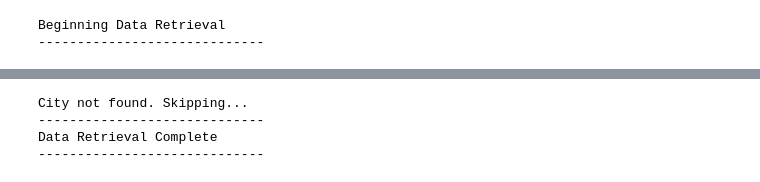
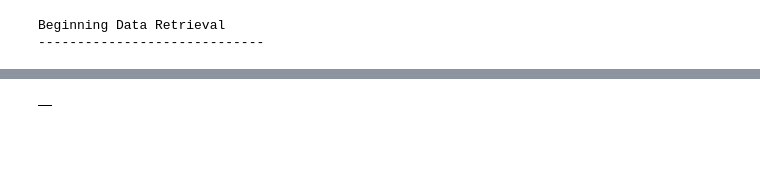
Before and after one commit to siddi582/WorldWeather, a Jupyter notebook: WeatherPy.ipynb, the cells around one changed output, grey strips where cells are left out. Drawn from its saved outputs; the diff is of its cells as text; code cells hidden in the pictures; blank space fills up the shorter version.

```diff
--- a/WeatherPy.ipynb
+++ b/WeatherPy.ipynb
@@ -141,43 +140,3 @@ Data Retrieval Complete
 #Also, we add a print statement that tells us the record count and set count and the city being processed
 #Then we add one to the record count before the next city is processed ; next we will retrieve the data from the JSON weather response
 #Make sure there is data to parse , if not the script might stop
-# %%
-# Run an API request for each of the cities.
-try:
-        # Parse the JSON and retrieve data.
-        city_weather = requests.get(city_url).json()
-        # Parse out the needed data.
-        city_lat = city_weather["coord"]["lat"]
-        city_lng = city_weather["coord"]["lon"]
-        city_max_temp = city_weather["main"]["temp_max"]
-        city_humidity = city_weather["main"]["humidity"]
-        city_clouds = city_weather["clouds"]["all"]
-        city_wind = city_weather["wind"]["speed"]
-        city_country = city_weather["sys"]["country"]
-        # Convert the date to ISO standard.
-        city_date = datetime.utcfromtimestamp(city_weather["dt"]).strftime('%Y-%m-%d %H:%M:%S')
-        # Append the city information into city_data list.
-        city_data.append({"City": city.title(),
-                          "Lat": city_lat,
-                          "Lng": city_lng,
-                          "Max Temp": city_max_temp,
-                          "Humidity": city_humidity,
-                          "Cloudiness": city_clouds,
-                          "Wind Speed": city_wind,
-                          "Country": city_country,
-                          "Date": city_date})
-
-# If an error is experienced, skip the city.
-except:
-        print("City not found. Skipping...")
-        pass
-
-# Indicate that Data Loading is complete.
-print("-----------------------------")
-print("Data Retrieval Complete      ")
-print("-----------------------------")
-# %% [output]
-City not found. Skipping...
------------------------------
-Data Retrieval Complete
------------------------------
@@ -183,0 +151,5 @@ Data Retrieval Complete
+# %%
+city_data_df = pd.DataFrame(city_data)
+city_data_df.head(10)
+# %% [output]
+|  |
```
Also changed, not shown: parts of 12 cells of this notebook, 2 other files.
